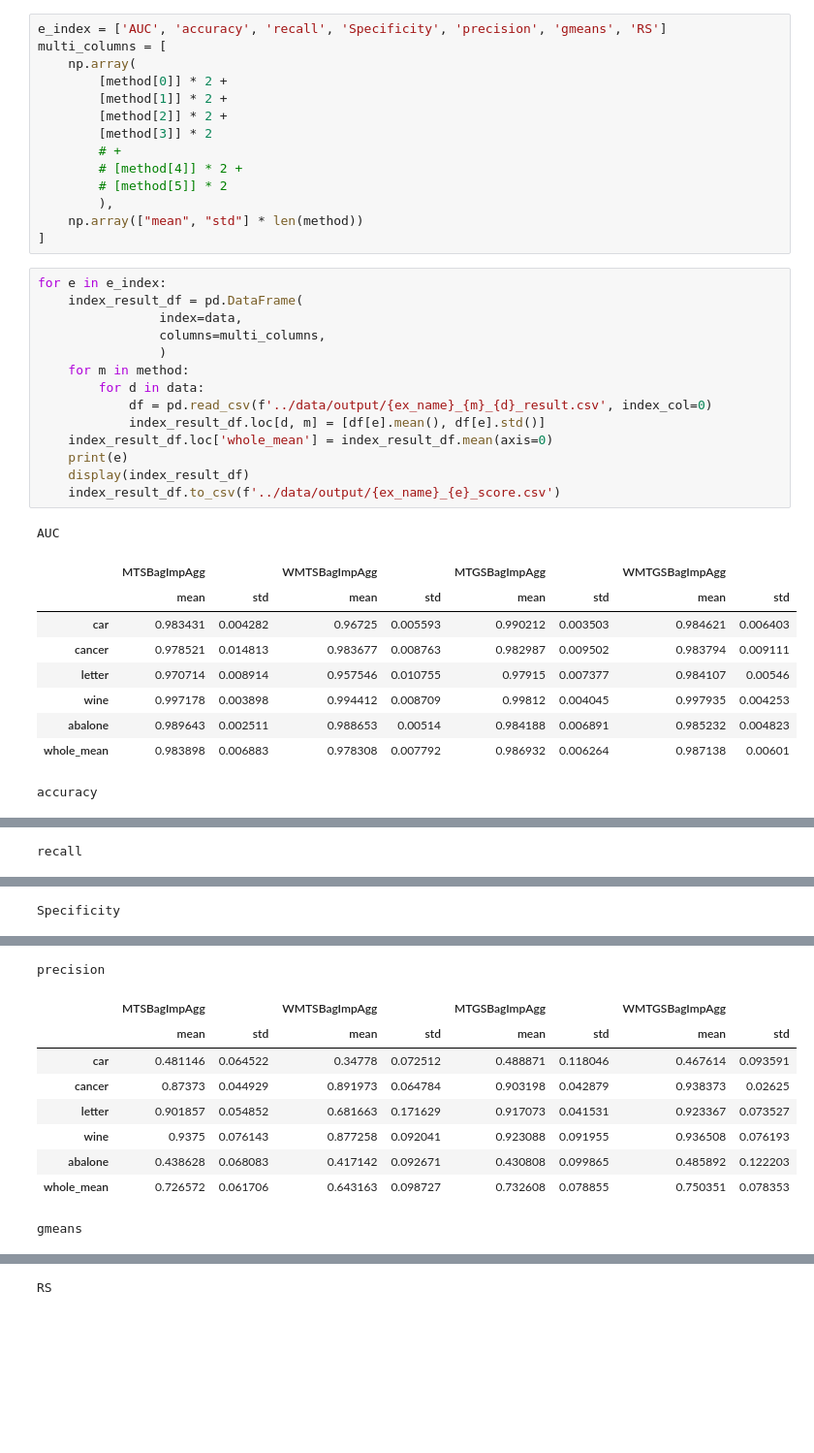
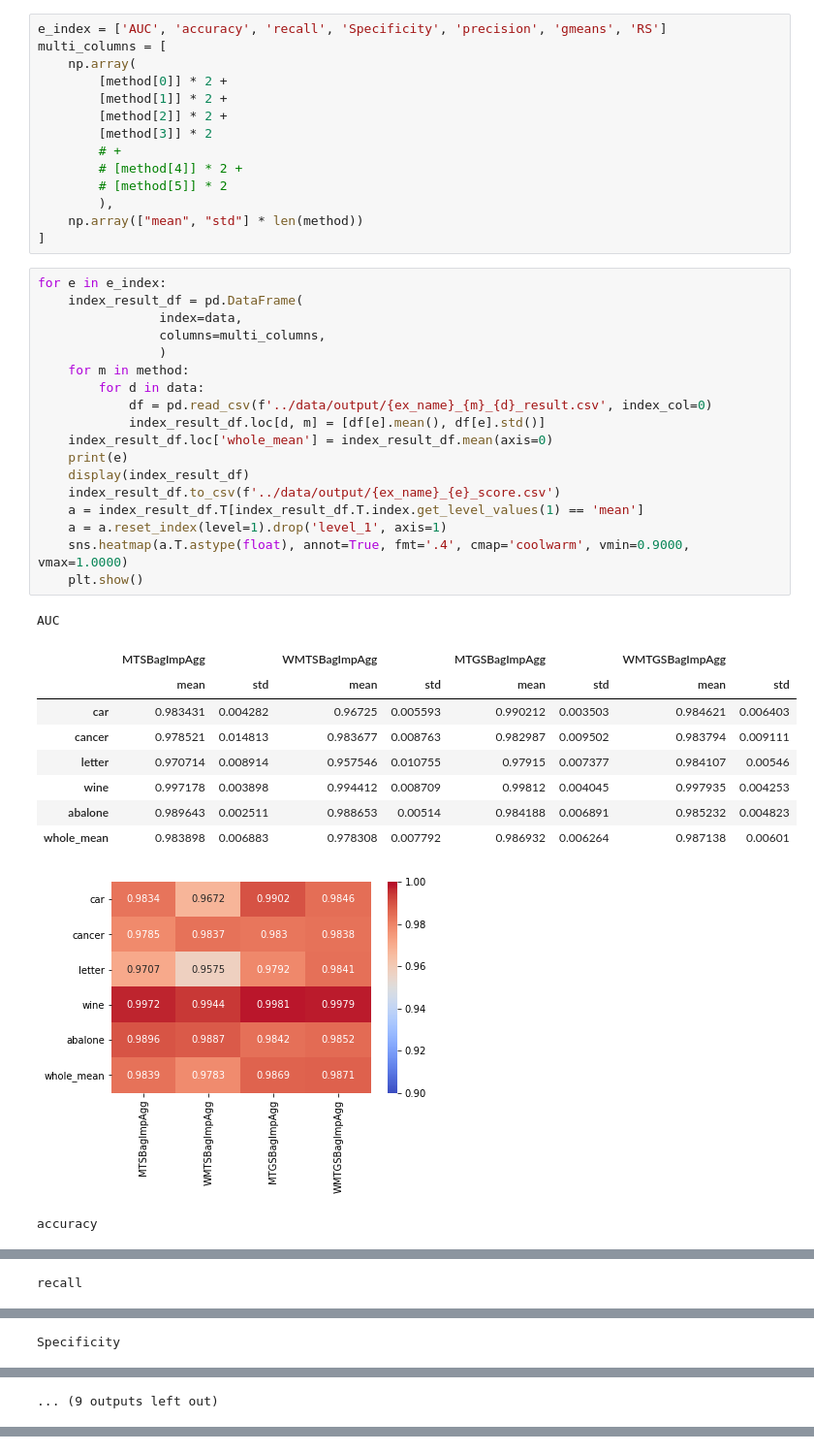
Before and after one commit to yuki-taniguchi/syuuron, a Jupyter notebook: MTSBag/notebook/結果集計_0513_MTSBag系比較.ipynb, the cells around one changed output, grey strips where cells are left out. Shown: that part at 97% size. Cells and saved outputs as stored; diff of their text form; blank space fills up the shorter version.

```diff
--- a/MTSBag/notebook/結果集計_0513_MTSBag系比較.ipynb
+++ b/MTSBag/notebook/結果集計_0513_MTSBag系比較.ipynb
@@ -39,27 +41,32 @@ multi_columns = [
 # %%
 for e in e_index:
     index_result_df = pd.DataFrame(
                 index=data,
                 columns=multi_columns,
                 )
     for m in method:
         for d in data:
             df = pd.read_csv(f'../data/output/{ex_name}_{m}_{d}_result.csv', index_col=0)
             index_result_df.loc[d, m] = [df[e].mean(), df[e].std()]
     index_result_df.loc['whole_mean'] = index_result_df.mean(axis=0)
     print(e)
     display(index_result_df)
     index_result_df.to_csv(f'../data/output/{ex_name}_{e}_score.csv')
+    a = index_result_df.T[index_result_df.T.index.get_level_values(1) == 'mean']
+    a = a.reset_index(level=1).drop('level_1', axis=1)
+    sns.heatmap(a.T.astype(float), annot=True, fmt='.4', cmap='coolwarm', vmin=0.9000, vmax=1.0000)
+    plt.show()
 # %% [output]
 AUC
 |  | MTSBagImpAgg |  | WMTSBagImpAgg |  | MTGSBagImpAgg |  | WMTGSBagImpAgg |  |
 |  | mean | std | mean | std | mean | std | mean | std |
 | car | 0.983431 | 0.004282 | 0.96725 | 0.005593 | 0.990212 | 0.003503 | 0.984621 | 0.006403 |
 | cancer | 0.978521 | 0.014813 | 0.983677 | 0.008763 | 0.982987 | 0.009502 | 0.983794 | 0.009111 |
 | letter | 0.970714 | 0.008914 | 0.957546 | 0.010755 | 0.97915 | 0.007377 | 0.984107 | 0.00546 |
 | wine | 0.997178 | 0.003898 | 0.994412 | 0.008709 | 0.99812 | 0.004045 | 0.997935 | 0.004253 |
 | abalone | 0.989643 | 0.002511 | 0.988653 | 0.00514 | 0.984188 | 0.006891 | 0.985232 | 0.004823 |
 | whole_mean | 0.983898 | 0.006883 | 0.978308 | 0.007792 | 0.986932 | 0.006264 | 0.987138 | 0.00601 |
+[figure, added]
 accuracy
 |  | MTSBagImpAgg |  | WMTSBagImpAgg |  | MTGSBagImpAgg |  | WMTGSBagImpAgg |  |
 |  | mean | std | mean | std | mean | std | mean | std |
@@ -90,10 +100 @@ Specificity
-precision
+... (9 outputs left out)
-|  | MTSBagImpAgg |  | WMTSBagImpAgg |  | MTGSBagImpAgg |  | WMTGSBagImpAgg |  |
-|  | mean | std | mean | std | mean | std | mean | std |
-| car | 0.481146 | 0.064522 | 0.34778 | 0.072512 | 0.488871 | 0.118046 | 0.467614 | 0.093591 |
-| cancer | 0.87373 | 0.044929 | 0.891973 | 0.064784 | 0.903198 | 0.042879 | 0.938373 | 0.02625 |
-| letter | 0.901857 | 0.054852 | 0.681663 | 0.171629 | 0.917073 | 0.041531 | 0.923367 | 0.073527 |
-| wine | 0.9375 | 0.076143 | 0.877258 | 0.092041 | 0.923088 | 0.091955 | 0.936508 | 0.076193 |
-| abalone | 0.438628 | 0.068083 | 0.417142 | 0.092671 | 0.430808 | 0.099865 | 0.485892 | 0.122203 |
-| whole_mean | 0.726572 | 0.061706 | 0.643163 | 0.098727 | 0.732608 | 0.078855 | 0.750351 | 0.078353 |
-gmeans
@@ -108 +100,0 @@ gmeans
-RS
```
Also changed, not shown: parts of 2 cells of this notebook, 46 other files.
